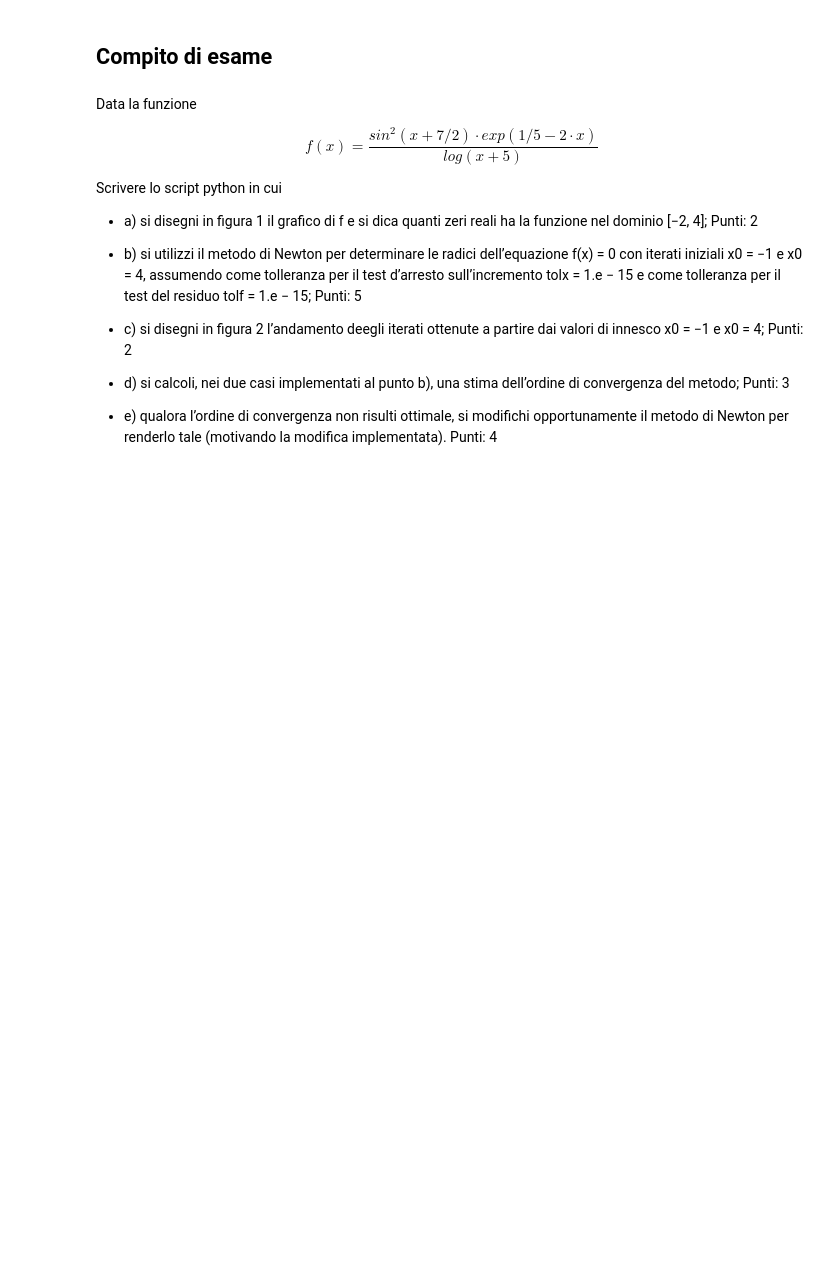
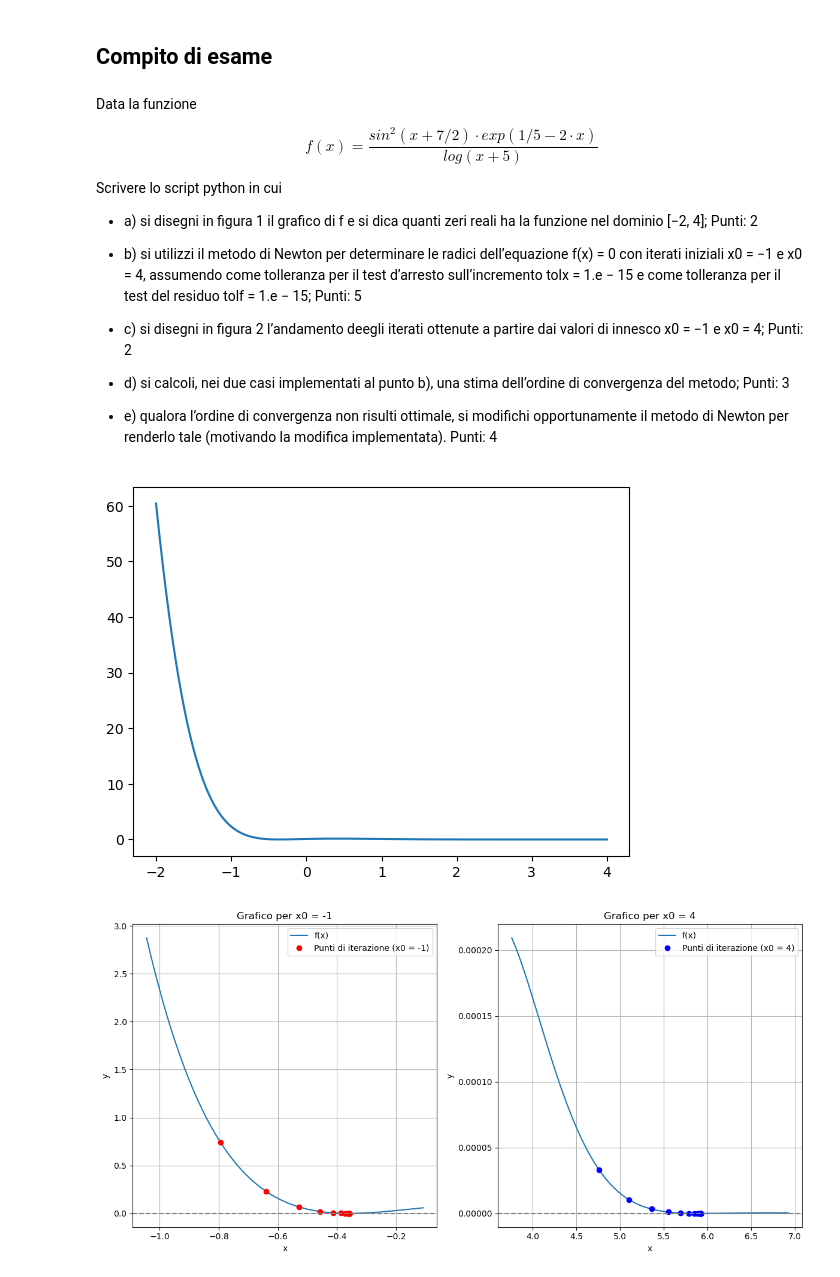
Before and after one commit to alevu3344/EsercitazioniMetodiNumerici, a Jupyter notebook: Lezione_6/EsameZeriEmpty.ipynb, the cells around one changed output. Saved outputs shown, nothing was run; the diff lists cells and outputs as text; code cells hidden in the pictures; blank space fills up the shorter version.

```diff
--- a/Lezione_6/EsameZeriEmpty.ipynb
+++ b/Lezione_6/EsameZeriEmpty.ipynb
@@ -22,12 +22,66 @@ Scrivere lo script python  in cui
 # %%
 import math
 import numpy as np
 import sympy as sym
 import matplotlib.pyplot as plt
 import sys
 import os
 
 sys.path.append(os.path.abspath('../Scheletri'))
 
 # Step 2: Import the functions or classes from Schel_FULL
 import Schel_FULL as sf
+
+x = sym.symbols('x')
+
+f_sym = ((sym.sin(x + 7/2))**2 * sym.exp( 1/5 -2*x))/(sym.log(x+5))
+fd_sym = sym.diff(f_sym, x)
+f = sym.lambdify(x, f_sym, np)
+fd = sym.lambdify(x, fd_sym, np)
+
+xx = np.arange(-2, 4, 0.001)
+
+plt.plot(xx, f(xx))
+
+tolx = 1e-15
+tolf = 1e-15
+nmax = 1000
+
+x0_1 = -1
+x0_2 = 4
+
+zero_nwt_1, num_it_nwt_1, vec_sol_nwt_1 = sf.newton(f, fd, x0_1, tolx, tolf, nmax)
+vec_sol_nwt_1 = np.array(vec_sol_nwt_1)
+zero_nwt_2, num_it_nwt_2, vec_sol_nwt_2 = sf.newton(f, fd, x0_2, tolx, tolf, nmax)
+vec_sol_nwt_2 = np.array(vec_sol_nwt_2)
+
+xx1 = np.linspace(min(vec_sol_nwt_1) -0.25, max(vec_sol_nwt_1) +0.25, 400)
+xx2 = np.linspace(min(vec_sol_nwt_2) -1, max(vec_sol_nwt_2) +1 , 400)
+
+plt.figure(figsize=(12,6))
+plt.subplot(1,2,1)
+plt.plot(xx1, f(xx1), label = 'f(x)')
+plt.plot(vec_sol_nwt_1, f(vec_sol_nwt_1), 'ro',  label='Punti di iterazione (x0 = -1)')
+plt.axhline(0, color='gray', linestyle='--')
+plt.xlabel('x')
+plt.ylabel('y')
+plt.title('Grafico per x0 = -1')
+plt.legend()
+plt.grid(True)
+
+plt.subplot(1,2,2)
+plt.plot(xx2, f(xx2), label = 'f(x)')
+plt.plot(vec_sol_nwt_2, f(vec_sol_nwt_2), 'bo', label='Punti di iterazione (x0 = 4)')
+plt.axhline(0, color='gray', linestyle='--')
+plt.xlabel('x')
+plt.ylabel('y')
+plt.title('Grafico per x0 = 4')
+plt.legend()
+plt.grid(True)
+
+
+plt.tight_layout()
+plt.show()
+# %% [output]
+[figure, added]
+[figure, added]
```
Also changed, not shown: parts of 3 cells of this notebook, 14 other files.
